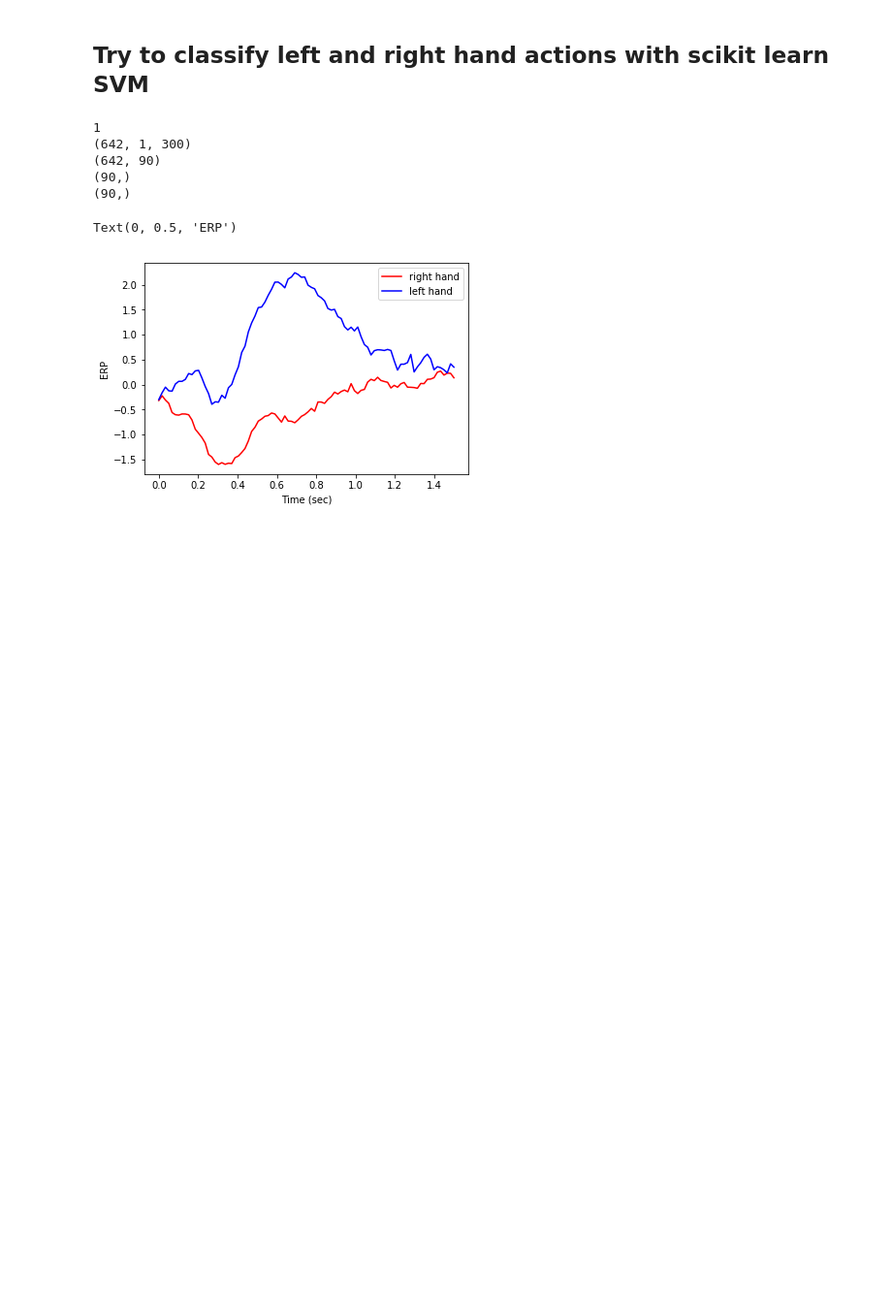
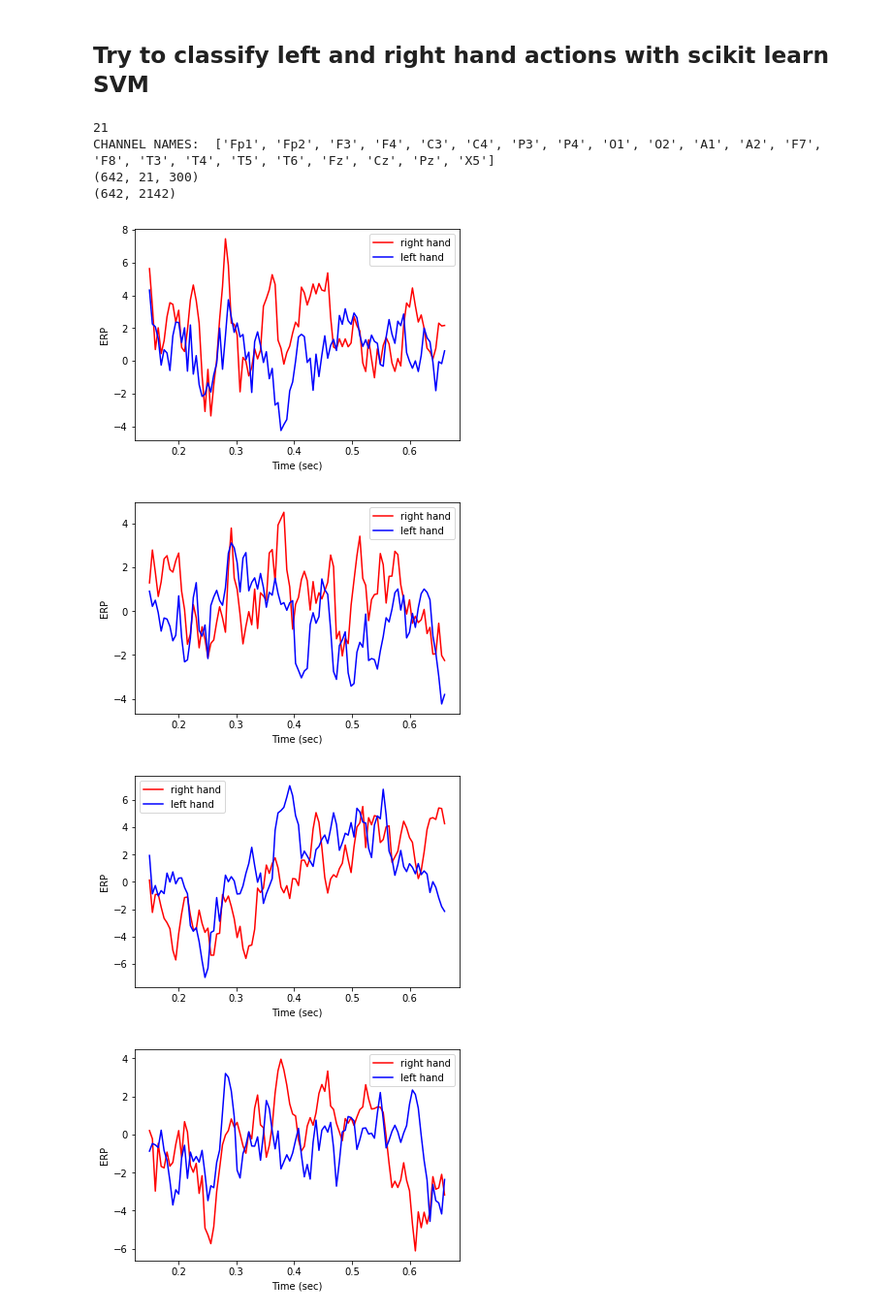
Before and after one commit to dberma02/GAN_for_Synthetic_EEG_Data, a Jupyter notebook: code/baseline_classification.ipynb, the cells around one changed output. Shown at 97% size. Saved outputs shown, nothing was run; the diff lists cells and outputs as text; code cells hidden in the pictures; blank space fills up the shorter version.

```diff
--- a/code/baseline_classification.ipynb
+++ b/code/baseline_classification.ipynb
@@ -10,13 +10,15 @@ from sklearn.model_selection import train_test_split, GridSearchCV
 ## Try to classify left and right hand actions with scikit learn SVM
 # %%
 # keep_channels=['F3', 'C3', 'P3', 'T3']
-# keep_channels=['Fp1', 'Fp2', 'F3', 'F4', 'C3', 'C4', 'P3', 'P4', 'O1', 'O2', 'A1', 'A2', 'F7', 'F8', 'T3', 'T4', 'T5', 'T6', 'Fz', 'Cz', 'Pz']
-keep_channels=['C3']
+keep_channels=['Fp1', 'Fp2', 'F3', 'F4', 'C3', 'C4', 'P3', 'P4', 'O1', 'O2', 'A1', 'A2', 'F7', 'F8', 'T3', 'T4', 'T5', 'T6', 'Fz', 'Cz', 'Pz']
+# keep_channels=['C3']
+
+
 print(len(keep_channels))
 trial_len = 1.5
 
 # X, y = get_data("../data/CLASubjectA1601083StLRHand.mat", trial_len, keep_channels)
-X, y = get_data("../data/CLASubjectB1512153StLRHand.mat", trial_len, keep_channels)
+X, y = get_data("../data/CLASubjectC1511263StLRHand.mat", trial_len, keep_channels)
 
 X = X[y != 3]
 y = y[y != 3]
@@ -25,8 +27,12 @@ y[y == 1] = 0
 # 1 is right hand
 y[y == 2] = 1
 print(X.shape)
-interval_len = .45
-X = trim_intervals(X, .15, interval_len)
+# interval_len = .45
+interval_len = .51
+offset =.15
+X = trim_intervals(X, offset, interval_len)
+# X = trim_intervals(X, .15, interval_len)
+
 
 num_channels= len(keep_channels)
 d2 = np.ceil(num_channels * interval_len / 0.005).astype(int)
@@ -34,20 +40,44 @@ X = X.reshape(642, d2)
 print(X.shape)
 
 X_train, X_test, y_train, y_test = train_test_split(X, y, train_size=0.8, test_size=0.2)
-seconds = np.linspace(0, trial_len, d2)
-fig, ax = plt.subplots()
-print(seconds.shape)
-print(np.mean(X_train[y_train==1], axis=0).shape)
-ax.plot(seconds, np.mean(X_train[y_train==1], axis=0), color="red", label="right hand")
-ax.plot(seconds, np.mean(X_train[y_train==0], axis=0), color="blue", label="left hand")
-ax.legend()
-plt.xlabel("Time (sec)")
-plt.ylabel("ERP")
+# seconds = np.linspace(offset, offset + interval_len, d2)
+# fig, ax = plt.subplots()
+# print(seconds.shape)
+# print(np.mean(X_train[y_train==1], axis=0).shape)
+# ax.plot(seconds, np.mean(X_train[y_train==1], axis=0), color="red", label="right hand")
+# ax.plot(seconds, np.mean(X_train[y_train==0], axis=0), color="blue", label="left hand")
+# ax.legend()
+# plt.xlabel("Time (sec)")
+# plt.ylabel("ERP")
 # %% [output]
-1
-(642, 1, 300)
-(642, 90)
-(90,)
-(90,)
+21
+CHANNEL NAMES:  ['Fp1', 'Fp2', 'F3', 'F4', 'C3', 'C4', 'P3', 'P4', 'O1', 'O2', 'A1', 'A2', 'F7', 'F8', 'T3', 'T4', 'T5', 'T6', 'Fz', 'Cz', 'Pz', 'X5']
+(642, 21, 300)
+(642, 2142)
-Text(0, 0.5, 'ERP')
-[figure, removed]
+# %%
+def plot_window(x, y_left, y_right):
+    fig, ax = plt.subplots()
+    ax.plot(x, y_right, color="red", label="right hand")
+    ax.plot(x, y_left, color="blue", label="left hand")
+    ax.legend()
+    plt.xlabel("Time (sec)")
+    plt.ylabel("ERP")
+    plt.show()
+
+for i in range(0,200,20):
+    plot_window(seconds, X_train[y_train==0][i], X_train[y_train==1][i])
+
+# X_train[y_train==1].shape
+
+# fig, ax = plt.subplots()
+# ax.plot(seconds, X_train[y_train==1][0], color="red", label="right hand")
+# ax.plot(seconds, X_train[y_train==0][0], color="blue", label="left hand")
+# ax.legend()
+# plt.xlabel("Time (sec)")
+# plt.ylabel("ERP")
+# plt.show()
+# %% [output]
+[figure, added]
+[figure, added]
+[figure, added]
+[figure, added]
```
Also changed, not shown: parts of 12 cells of this notebook, 5 other files.
